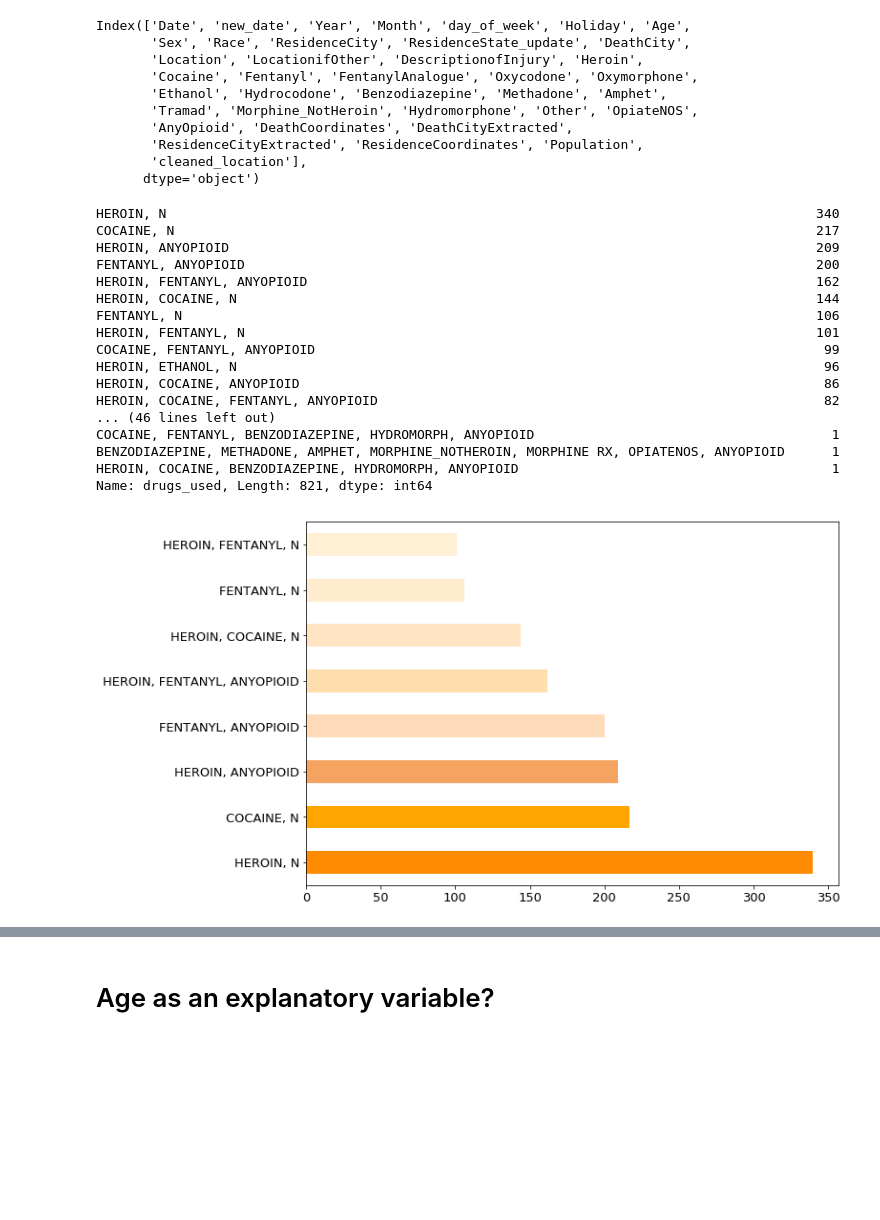
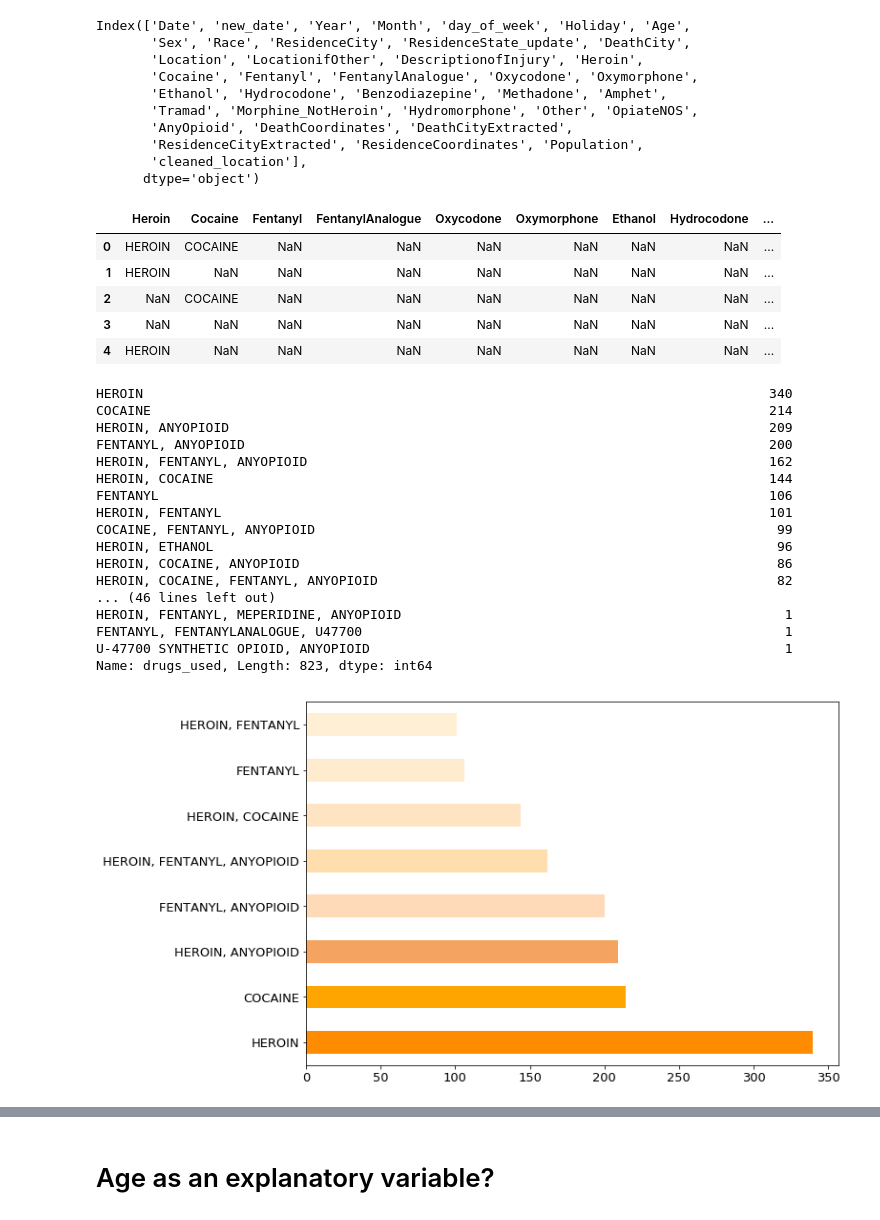
Before and after one commit to kalbond/data_science_term_project, a Jupyter notebook: notebooks/accidental_drug_related_deaths.ipynb, the cells around one changed output, grey strips where cells are left out. Cells and saved outputs as stored; diff of their text form; code cells hidden in the pictures; blank space fills up the shorter version.

Commit message:
Fix anyopioid fill with N

```diff
--- a/notebooks/accidental_drug_related_deaths.ipynb
+++ b/notebooks/accidental_drug_related_deaths.ipynb
@@ -348,42 +348,49 @@ Index(['Date', 'new_date', 'Year', 'Month', 'day_of_week', 'Holiday', 'Age',
 # %%
 #Replace the indicator 'Y' with the name of the column in uppercase (in this case, the name of the drug).
 #If null, don't change the value
 def assignDrugName(value, column):
     if(value == 'Y'):
         return str(column).upper()
     else:
         return value
 
 # Loop through the drugs columns. Don't change anything in the 'Other' column since it already has the name.
 for column in add_df.loc[:, 'Heroin':'AnyOpioid']:
     if(column != 'Other'):
         add_df[column] = add_df[column].map(lambda value: assignDrugName(value, column))
 
 add_df.loc[:, 'Heroin':'AnyOpioid'].head()
 
-add_df.AnyOpioid = add_df.AnyOpioid.fillna('N')
+# add_df.AnyOpioid = add_df.AnyOpioid.fillna('N')
+# %% [output]
+|  | Heroin | Cocaine | Fentanyl | FentanylAnalogue | Oxycodone | Oxymorphone | Ethanol | Hydrocodone | ... |
+| 0 | HEROIN | COCAINE | NaN | NaN | NaN | NaN | NaN | NaN | ... |
+| 1 | HEROIN | NaN | NaN | NaN | NaN | NaN | NaN | NaN | ... |
+| 2 | NaN | COCAINE | NaN | NaN | NaN | NaN | NaN | NaN | ... |
+| 3 | NaN | NaN | NaN | NaN | NaN | NaN | NaN | NaN | ... |
+| 4 | HEROIN | NaN | NaN | NaN | NaN | NaN | NaN | NaN | ... |
 # %%
 #Create a new column and append the values in the drug columns to track multiple-use
 add_df['drugs_used'] = add_df.loc[:, 'Heroin':'AnyOpioid'].apply(lambda value: ', '.join(value[value.notnull()]), axis = 1)
 add_df['drugs_used'].value_counts()
 # %% [output]
-HEROIN, N                                                                                   340
-COCAINE, N                                                                                  217
-HEROIN, ANYOPIOID                                                                           209
-FENTANYL, ANYOPIOID                                                                         200
-HEROIN, FENTANYL, ANYOPIOID                                                                 162
-HEROIN, COCAINE, N                                                                          144
-FENTANYL, N                                                                                 106
-HEROIN, FENTANYL, N                                                                         101
-COCAINE, FENTANYL, ANYOPIOID                                                                 99
-HEROIN, ETHANOL, N                                                                           96
-HEROIN, COCAINE, ANYOPIOID                                                                   86
-HEROIN, COCAINE, FENTANYL, ANYOPIOID                                                         82
+HEROIN                                                                                340
+COCAINE                                                                               214
+HEROIN, ANYOPIOID                                                                     209
+FENTANYL, ANYOPIOID                                                                   200
+HEROIN, FENTANYL, ANYOPIOID                                                           162
+HEROIN, COCAINE                                                                       144
+FENTANYL                                                                              106
+HEROIN, FENTANYL                                                                      101
+COCAINE, FENTANYL, ANYOPIOID                                                           99
+HEROIN, ETHANOL                                                                        96
+HEROIN, COCAINE, ANYOPIOID                                                             86
+HEROIN, COCAINE, FENTANYL, ANYOPIOID                                                   82
 ... (46 lines left out)
-COCAINE, FENTANYL, BENZODIAZEPINE, HYDROMORPH, ANYOPIOID                                      1
-BENZODIAZEPINE, METHADONE, AMPHET, MORPHINE_NOTHEROIN, MORPHINE RX, OPIATENOS, ANYOPIOID      1
-HEROIN, COCAINE, BENZODIAZEPINE, HYDROMORPH, ANYOPIOID                                        1
-Name: drugs_used, Length: 821, dtype: int64
+HEROIN, FENTANYL, MEPERIDINE, ANYOPIOID                                                 1
+FENTANYL, FENTANYLANALOGUE, U47700                                                      1
+U-47700 SYNTHETIC OPIOID, ANYOPIOID                                                     1
+Name: drugs_used, Length: 823, dtype: int64
 # %%
 #create the "is_opioid" column
 opioid = ['HEROIN','FENTANYL','FENTANYLANALOGUE','OXYCODONE','OXYMORPHONE','HYDROCODONE','METHADONE','TRAMAD','MORPHONE_NOTHEROIN','HYDROMORPHONE','OPIATENOS','ANYOPIOID','MORPH','OPIATE','OPIOIDE']
@@ -431,7 +438,7 @@ drugs_used_counts = add_df['drugs_used'].value_counts()
 drugs_used_counts = drugs_used_counts.loc[drugs_used_counts > 100]
 drugs_used_counts.plot(kind='barh', grid=0, figsize=(10,7), color=['darkorange', 'orange', 'sandybrown', 'peachpuff', 'navajowhite', 'bisque', 'blanchedalmond', 'papayawhip'], fontsize=13);
 # %% [output]
-[figure, old version]
+[figure, new version]
 # %%
 drugs_used_counts.loc[drugs_used_counts > 100]
 # %% [output]
```
Also changed, not shown: parts of 38 cells of this notebook.
